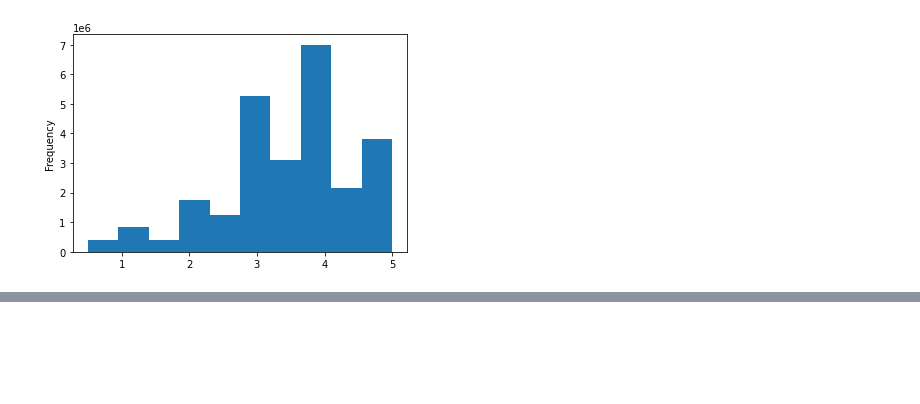
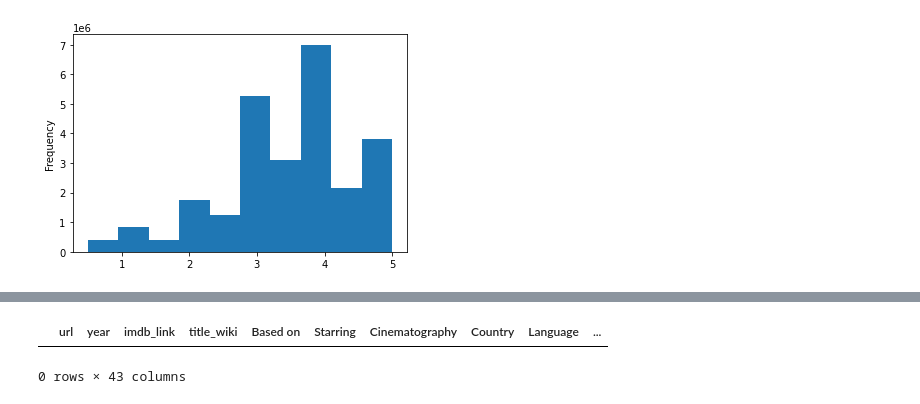
Before and after one commit to ArtTucker/movies_ETL, a Jupyter notebook: exploratory.ipynb, the cells around one changed output, grey strips where cells are left out. Saved outputs shown, nothing was run; the diff lists cells and outputs as text; code cells hidden in the pictures; blank space fills up the shorter version.

```diff
--- a/exploratory.ipynb
+++ b/exploratory.ipynb
@@ -769,0 +842,6 @@ Name: rating, dtype: float64
+# %%
+# Show any rows where title_kaggle is empty
+movies_df[(movies_df['title_kaggle'] == '') | (movies_df['title_kaggle'].isnull())]
+# %% [output]
+|  | url | year | imdb_link | title_wiki | Based on | Starring | Cinematography | Country | Language | ... |
+0 rows × 43 columns
```
Also changed, not shown: parts of 8 cells of this notebook.
